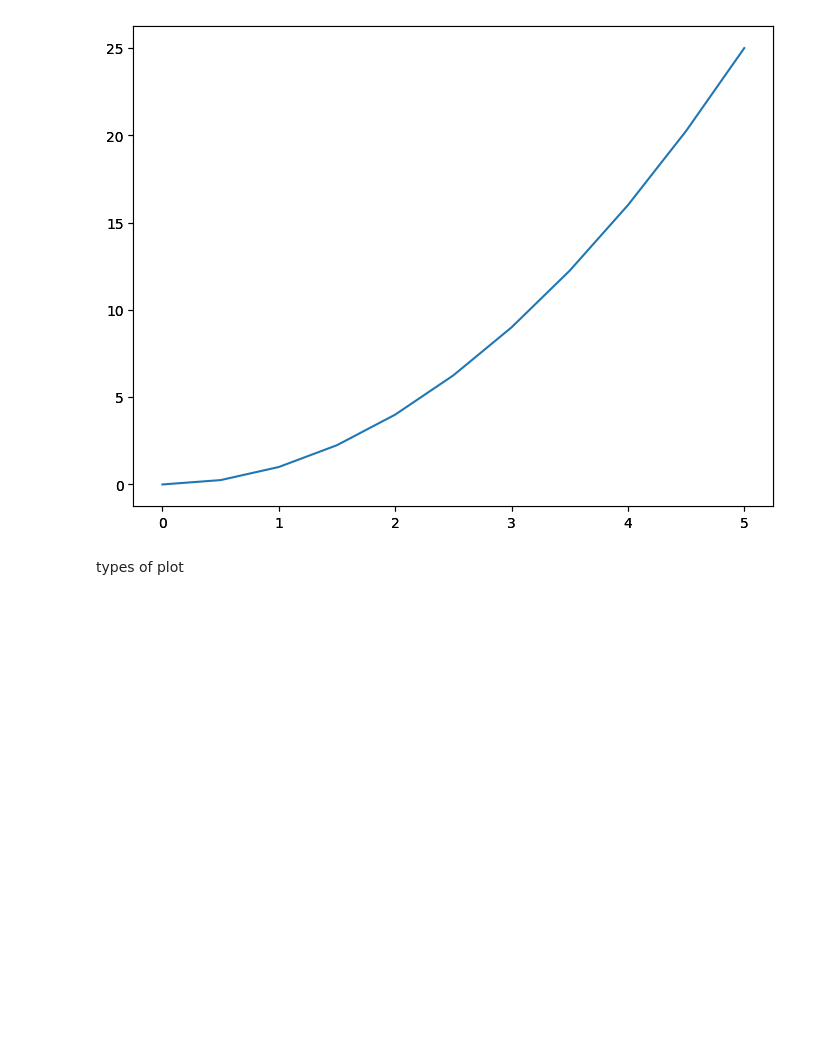
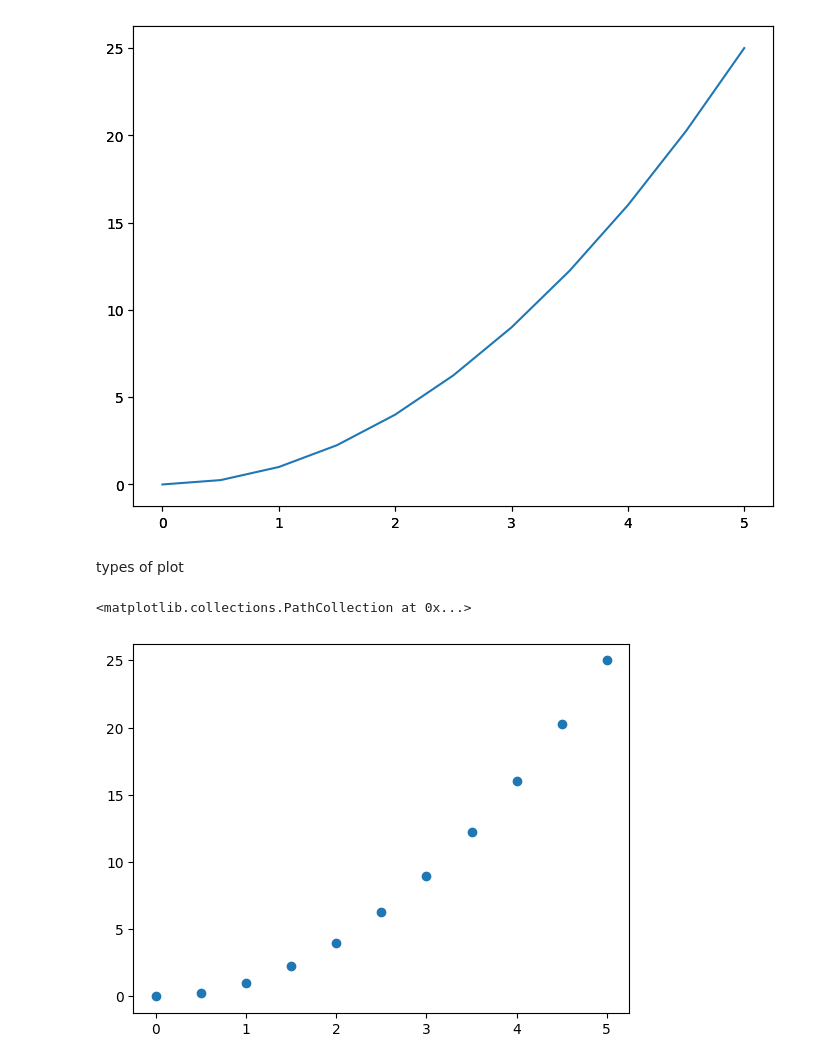
Before and after one commit to ayushd150/mllearnings, a Jupyter notebook: matplotlib/mat.ipynb, the cells around one changed output. Cells and saved outputs as stored; diff of their text form; code cells hidden in the pictures; blank space fills up the shorter version.

```diff
--- a/matplotlib/mat.ipynb
+++ b/matplotlib/mat.ipynb
@@ -53,0 +60,5 @@ types of plot
+# %%
+plt.scatter(x,y)
+# %% [output]
+<matplotlib.collections.PathCollection at 0x...>
+[figure, added]
```
Also changed, not shown: parts of 8 cells of this notebook, 3 other files.
